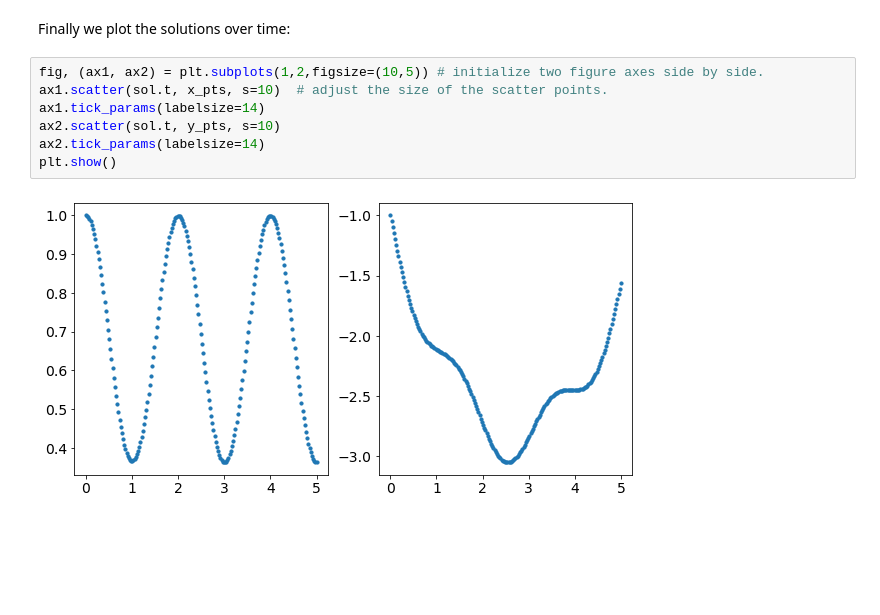
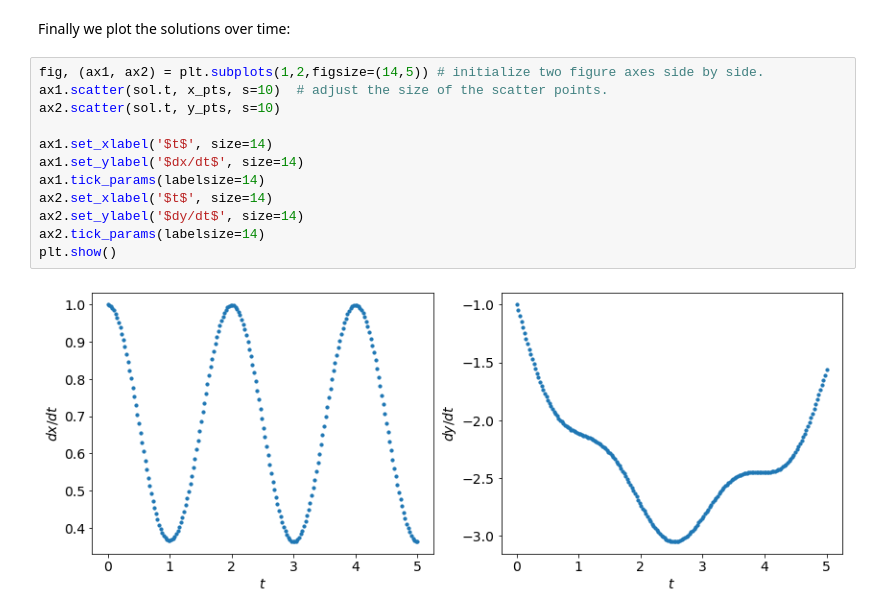
Before and after one commit to gvarnavi/generative-art-iap, a Jupyter notebook: Tutorials/00_python-tutorial-py.ipynb, the cells around one changed output. Saved outputs shown, nothing was run; the diff lists cells and outputs as text; blank space fills up the shorter version.

```diff
--- a/Tutorials/00_python-tutorial-py.ipynb
+++ b/Tutorials/00_python-tutorial-py.ipynb
@@ -381,11 +331,16 @@ y_pts = sol.y[1,:]  # extract all the y-components
 # %% [markdown]
 Finally we plot the solutions over time:
 # %%
-fig, (ax1, ax2) = plt.subplots(1,2,figsize=(10,5)) # initialize two figure axes side by side.
+fig, (ax1, ax2) = plt.subplots(1,2,figsize=(14,5)) # initialize two figure axes side by side.
 ax1.scatter(sol.t, x_pts, s=10)  # adjust the size of the scatter points.
+ax2.scatter(sol.t, y_pts, s=10)
+
+ax1.set_xlabel('$t$', size=14)
+ax1.set_ylabel('$dx/dt$', size=14)
 ax1.tick_params(labelsize=14)
-ax2.scatter(sol.t, y_pts, s=10)
+ax2.set_xlabel('$t$', size=14)
+ax2.set_ylabel('$dy/dt$', size=14)
 ax2.tick_params(labelsize=14)
 plt.show()
 # %% [output]
-[figure, old version]
+[figure, new version]
```
Also changed, not shown: parts of 10 cells of this notebook.
